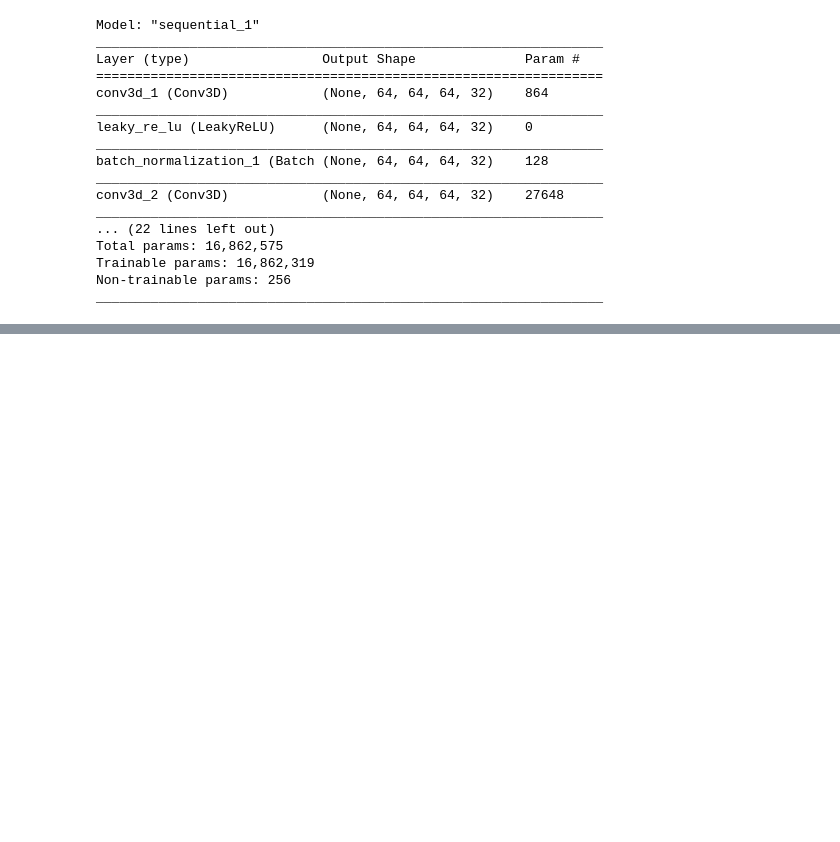
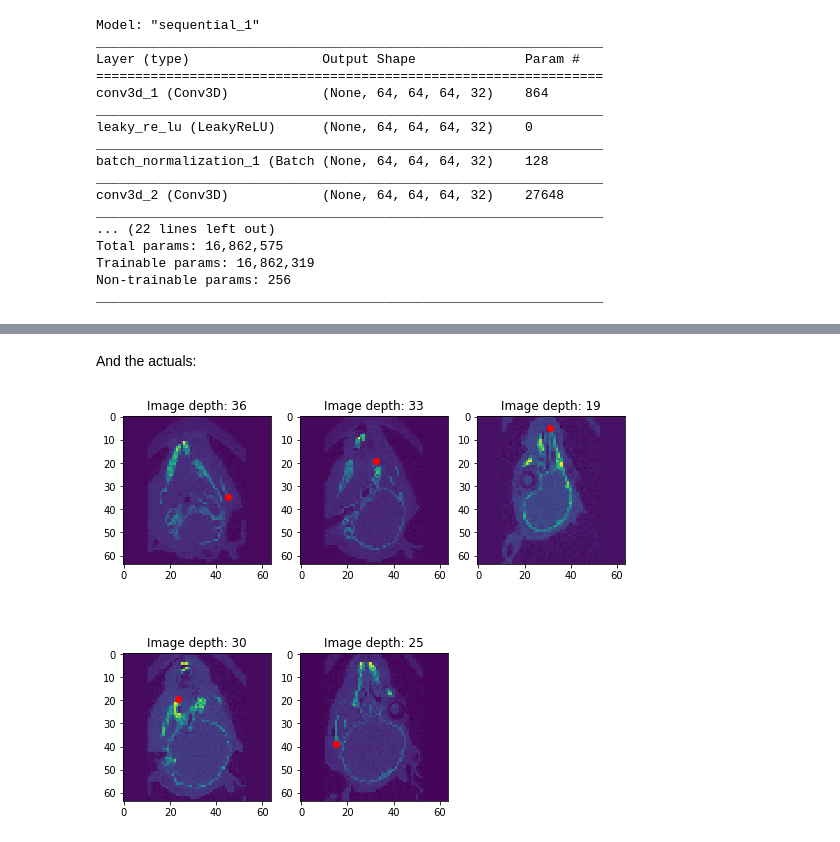
Before and after one commit to 3DLables/3DLabeler, a Jupyter notebook: MouseSkullKPD.ipynb, the cells around one changed output, grey strips where cells are left out. Cells and saved outputs as stored; diff of their text form; code cells hidden in the pictures; blank space fills up the shorter version.

```diff
--- a/MouseSkullKPD.ipynb
+++ b/MouseSkullKPD.ipynb
@@ -170,0 +190,6 @@ td.Image(skulls64.reshape(218, 64, 64, 64)[1], 1, point_position=preds[1]).plot(
+# %% [markdown]
+And the actuals:
+# %%
+td.Image(skulls64.reshape(218, 64, 64, 64)[1], 1, point_position=points64.reshape(218, 5, 3)[1]).plot()
+# %% [output]
+[figure, added]
```
Also changed, not shown: parts of 4 cells of this notebook.
